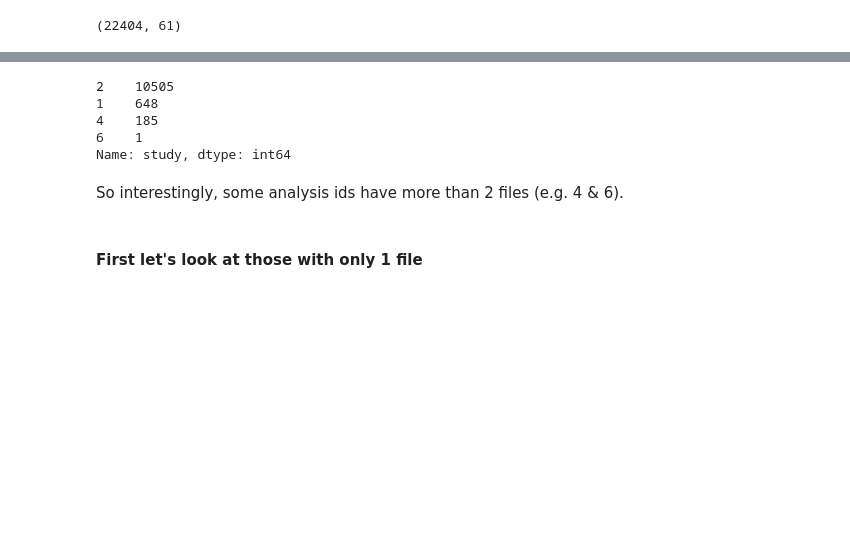
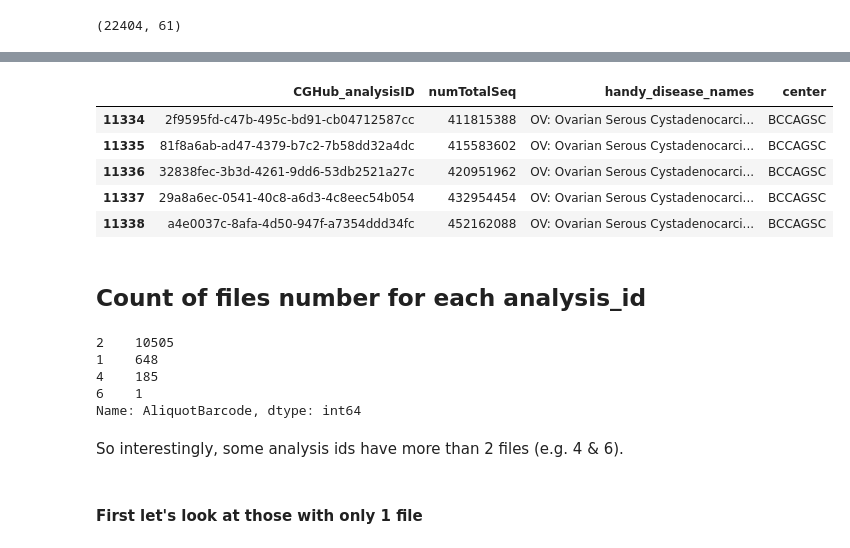
Before and after one commit to bcgsc/tasrkleat-TCGA-analysis-scripts, a Jupyter notebook: notebooks/TCGA-RNA-Seq-FASTA-read-length-analysis.ipynb, the cells around one changed output, grey strips where cells are left out. Drawn from its saved outputs; the diff is of its cells as text; code cells hidden in the pictures; blank space fills up the shorter version.

```diff
--- a/notebooks/TCGA-RNA-Seq-FASTA-read-length-analysis.ipynb
+++ b/notebooks/TCGA-RNA-Seq-FASTA-read-length-analysis.ipynb
@@ -257,11 +280,22 @@ grouped = ndf.groupby('CGHub_analysisID')
+# %%
+mdf.tail()
+# %% [output]
+|  | CGHub_analysisID | numTotalSeq | handy_disease_names | center |
+| 11334 | 2f9595fd-c47b-495c-bd91-cb04712587cc | 411815388 | OV: Ovarian Serous Cystadenocarci... | BCCAGSC |
+| 11335 | 81f8a6ab-ad47-4379-b7c2-7b58dd32a4dc | 415583602 | OV: Ovarian Serous Cystadenocarci... | BCCAGSC |
+| 11336 | 32838fec-3b3d-4261-9dd6-53db2521a27c | 420951962 | OV: Ovarian Serous Cystadenocarci... | BCCAGSC |
+| 11337 | 29a8a6ec-0541-40c8-a6d3-4c8eec54b054 | 432954454 | OV: Ovarian Serous Cystadenocarci... | BCCAGSC |
+| 11338 | a4e0037c-8afa-4d50-947f-a7354ddd34fc | 452162088 | OV: Ovarian Serous Cystadenocarci... | BCCAGSC |
+# %% [markdown]
+## Count of files number for each analysis_id
 # %%
-grouped.count()['study'].value_counts()
+grouped.count().ix[:,0].value_counts()
 # %% [output]
 2    10505
 1    648
 4    185
 6    1
-Name: study, dtype: int64
+Name: AliquotBarcode, dtype: int64
 # %% [markdown]
 So interestingly, some analysis ids have more than 2 files (e.g. 4 & 6).
 # %%
```
Also changed, not shown: parts of 9 cells of this notebook.
